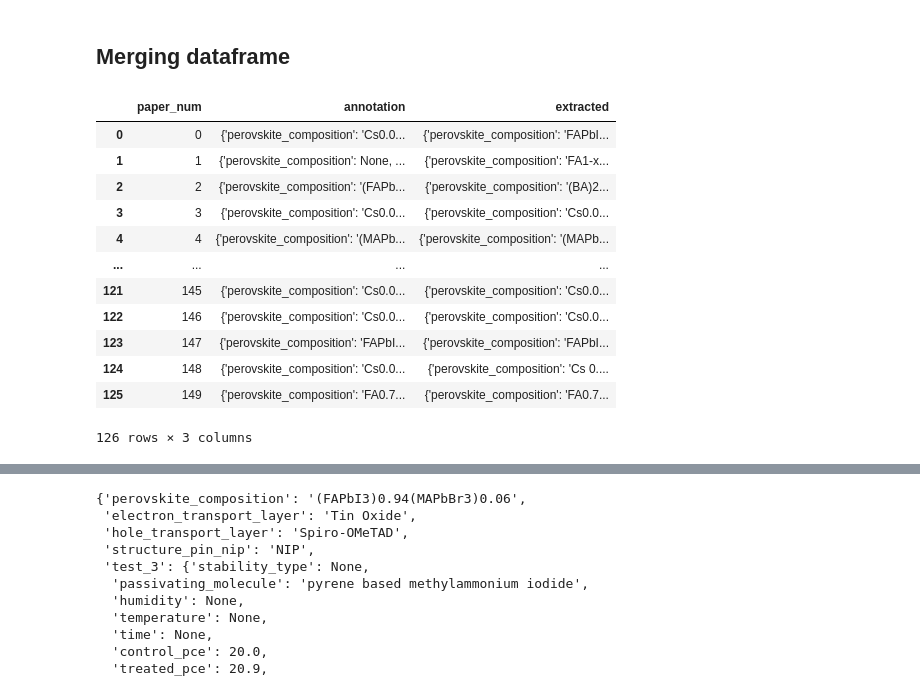
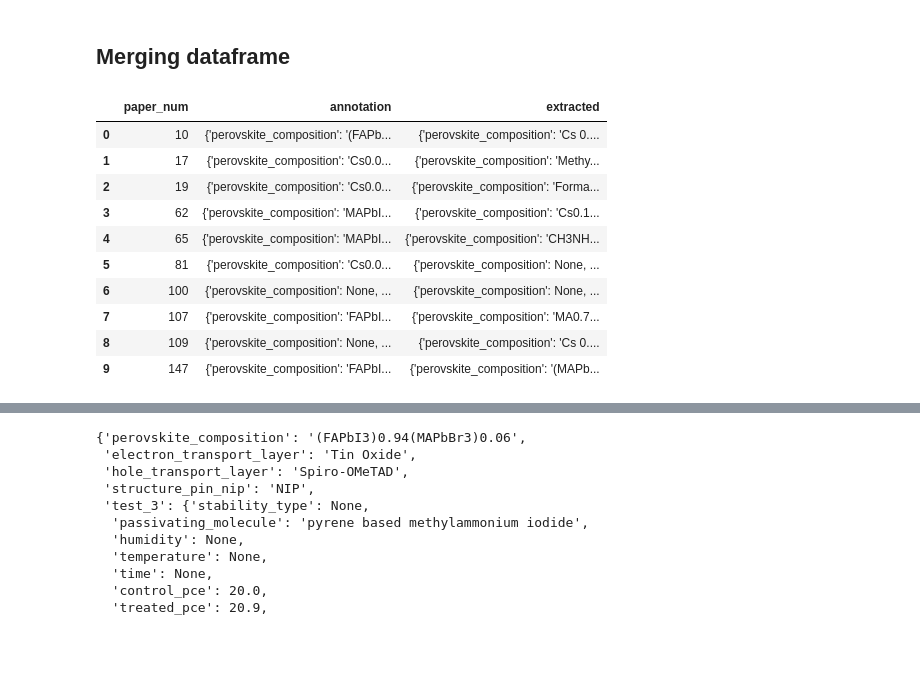
Before and after one commit to kanggunh/DSC180_B11_Q2, a Jupyter notebook: q1_submission_notebooks/evaluation_final.ipynb, the cells around one changed output, grey strips where cells are left out. Saved outputs shown, nothing was run; the diff lists cells and outputs as text; code cells hidden in the pictures; blank space fills up the shorter version.

```diff
--- a/q1_submission_notebooks/evaluation_final.ipynb
+++ b/q1_submission_notebooks/evaluation_final.ipynb
@@ -182,3 +182,16 @@ annotation_df['output'] = annotation_df['output'].apply(convert_numeric)
 # annotation_df.to_csv('annotation.csv', index=False)
 # %% [markdown]
 ### Loading in JSON extraction
+# %%
+## extraction performed by basemodel
+# Read JSON from a file
+with open("../data/deepseek_updateprompt_4.json", 'r') as f:
+    extraction = json.load(f)
+
+extraction_base = pd.DataFrame(list(extraction.items()), columns=['paper_num', 'output'])
+extraction_base['paper_num'] = pd.to_numeric(extraction_base['paper_num'])
+extraction_base = extraction_base.sort_values('paper_num')
+extraction_base['output'] = extraction_base['output'].apply(include_passivating)
+extraction_base['output'] = extraction_base['output'].apply(convert_numeric)
+extraction_base['output'] = extraction_base['output'].apply(convert_efficiency)
+extraction_base
@@ -226,3 +236,0 @@ extraction_df
-# %%
-extraction_df['output'] = extraction_df['output'].apply(convert_numeric)
-annotation_df['output'] = annotation_df['output'].apply(convert_numeric)
@@ -231,20 +237,18 @@ extraction_df['output'] = extraction_df['output'].apply(convert_efficiency)
 # %% [markdown]
 ## Merging dataframe
 # %%
-evaluate_df = annotation_df.merge(extraction_df, left_on='first_num', right_on='paper_num')[["paper_num", "output_x",'output_y']]
-evaluate_df.columns = ['paper_num', 'annotation', 'extracted']
-evaluate_df
+evaluate_df_base = annotation_df.merge(extraction_base, left_on='first_num', right_on='paper_num')[["paper_num", "output_x",'output_y']]
+evaluate_df_base.columns = ['paper_num', 'annotation', 'extracted']
+evaluate_df_base
 # %% [output]
 |  | paper_num | annotation | extracted |
-| 0 | 0 | {'perovskite_composition': 'Cs0.0... | {'perovskite_composition': 'FAPbI... |
-| 1 | 1 | {'perovskite_composition': None, ... | {'perovskite_composition': 'FA1-x... |
-| 2 | 2 | {'perovskite_composition': '(FAPb... | {'perovskite_composition': '(BA)2... |
-| 3 | 3 | {'perovskite_composition': 'Cs0.0... | {'perovskite_composition': 'Cs0.0... |
-| 4 | 4 | {'perovskite_composition': '(MAPb... | {'perovskite_composition': '(MAPb... |
-| ... | ... | ... | ... |
-| 121 | 145 | {'perovskite_composition': 'Cs0.0... | {'perovskite_composition': 'Cs0.0... |
-| 122 | 146 | {'perovskite_composition': 'Cs0.0... | {'perovskite_composition': 'Cs0.0... |
-| 123 | 147 | {'perovskite_composition': 'FAPbI... | {'perovskite_composition': 'FAPbI... |
-| 124 | 148 | {'perovskite_composition': 'Cs0.0... | {'perovskite_composition': 'Cs 0.... |
-| 125 | 149 | {'perovskite_composition': 'FA0.7... | {'perovskite_composition': 'FA0.7... |
+| 0 | 10 | {'perovskite_composition': '(FAPb... | {'perovskite_composition': 'Cs 0.... |
+| 1 | 17 | {'perovskite_composition': 'Cs0.0... | {'perovskite_composition': 'Methy... |
+| 2 | 19 | {'perovskite_composition': 'Cs0.0... | {'perovskite_composition': 'Forma... |
+| 3 | 62 | {'perovskite_composition': 'MAPbI... | {'perovskite_composition': 'Cs0.1... |
+| 4 | 65 | {'perovskite_composition': 'MAPbI... | {'perovskite_composition': 'CH3NH... |
+| 5 | 81 | {'perovskite_composition': 'Cs0.0... | {'perovskite_composition': None, ... |
+| 6 | 100 | {'perovskite_composition': None, ... | {'perovskite_composition': None, ... |
+| 7 | 107 | {'perovskite_composition': 'FAPbI... | {'perovskite_composition': 'MA0.7... |
+| 8 | 109 | {'perovskite_composition': None, ... | {'perovskite_composition': 'Cs 0.... |
+| 9 | 147 | {'perovskite_composition': 'FAPbI... | {'perovskite_composition': '(MAPb... |
-126 rows × 3 columns
```
Also changed, not shown: parts of 6 cells of this notebook.
